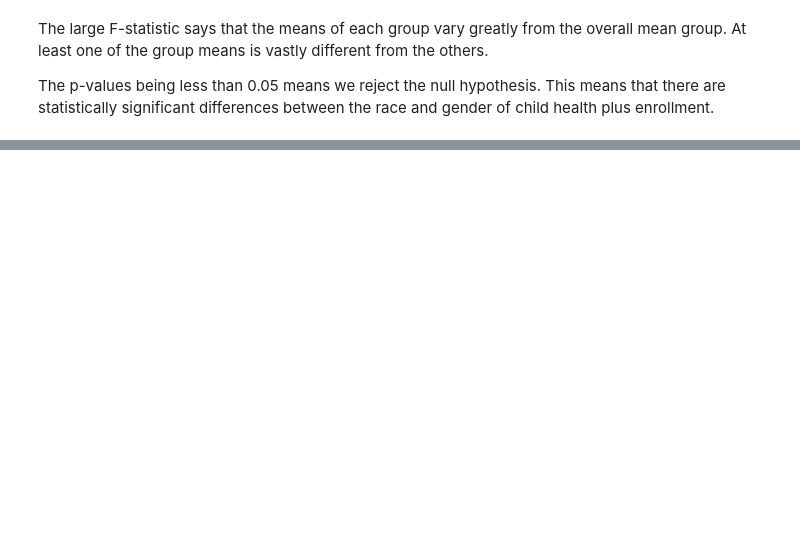
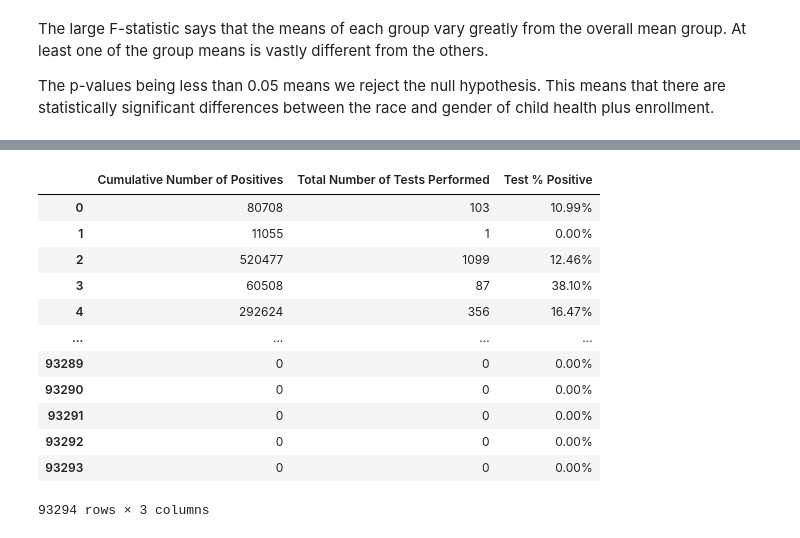
Before and after one commit to jas-tang/datasci_5_statistics, a Jupyter notebook: datasci_5_statistics.ipynb, the cells around one changed output, grey strips where cells are left out. Saved outputs shown, nothing was run; the diff lists cells and outputs as text; code cells hidden in the pictures; blank space fills up the shorter version.

```diff
--- a/datasci_5_statistics.ipynb
+++ b/datasci_5_statistics.ipynb
@@ -341,0 +398,17 @@ The p-values being less than 0.05 means we reject the null hypothesis. This mean
+# %%
+df5 = df4.iloc[:, [3,4,6]].copy()
+df5
+# %% [output]
+|  | Cumulative Number of Positives | Total Number of Tests Performed | Test % Positive |
+| 0 | 80708 | 103 | 10.99% |
+| 1 | 11055 | 1 | 0.00% |
+| 2 | 520477 | 1099 | 12.46% |
+| 3 | 60508 | 87 | 38.10% |
+| 4 | 292624 | 356 | 16.47% |
+| ... | ... | ... | ... |
+| 93289 | 0 | 0 | 0.00% |
+| 93290 | 0 | 0 | 0.00% |
+| 93291 | 0 | 0 | 0.00% |
+| 93292 | 0 | 0 | 0.00% |
+| 93293 | 0 | 0 | 0.00% |
+93294 rows × 3 columns
```
Also changed, not shown: parts of 19 cells of this notebook.
